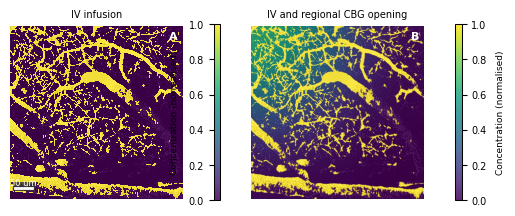
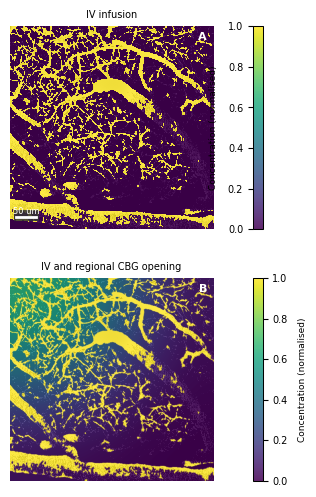
The change to this notebook cell's code, shown as a diff; its figure went from the first image to the second:
--- before
+++ after
@@ -1,4 +1,4 @@
 # -- Cell 10: Panel A visualisation -------------------------------------------
-# Compact 2-panel figure (A, B) with clean non-overlapping layout.
+# Compact 2-panel figure (A, B) stacked vertically with clean non-overlapping layout.
 
 import matplotlib
@@ -15,11 +15,11 @@
 
 extent = [0, DOMAIN_MM, 0, DOMAIN_MM]
-fig = plt.figure(figsize=(148/25.4, 58/25.4))
-gs = fig.add_gridspec(1, 4, width_ratios=[1, 0.04, 1, 0.04], wspace=0.34)
+fig = plt.figure(figsize=(90/25.4, 150/25.4))
+gs = fig.add_gridspec(2, 2, width_ratios=[1, 0.04], height_ratios=[1, 1], wspace=0.14, hspace=0.24)
 
 ax_a = fig.add_subplot(gs[0, 0])
 cax_a = fig.add_subplot(gs[0, 1])
-ax_b = fig.add_subplot(gs[0, 2])
-cax_b = fig.add_subplot(gs[0, 3])
+ax_b = fig.add_subplot(gs[1, 0])
+cax_b = fig.add_subplot(gs[1, 1])
 
 # Shared grayscale background at full native resolution
@@ -29,5 +29,5 @@
     0,
     1,
-)
+ )
 
 # A: vascular compartment remains high throughout vessels

Commit: minimum viable figure